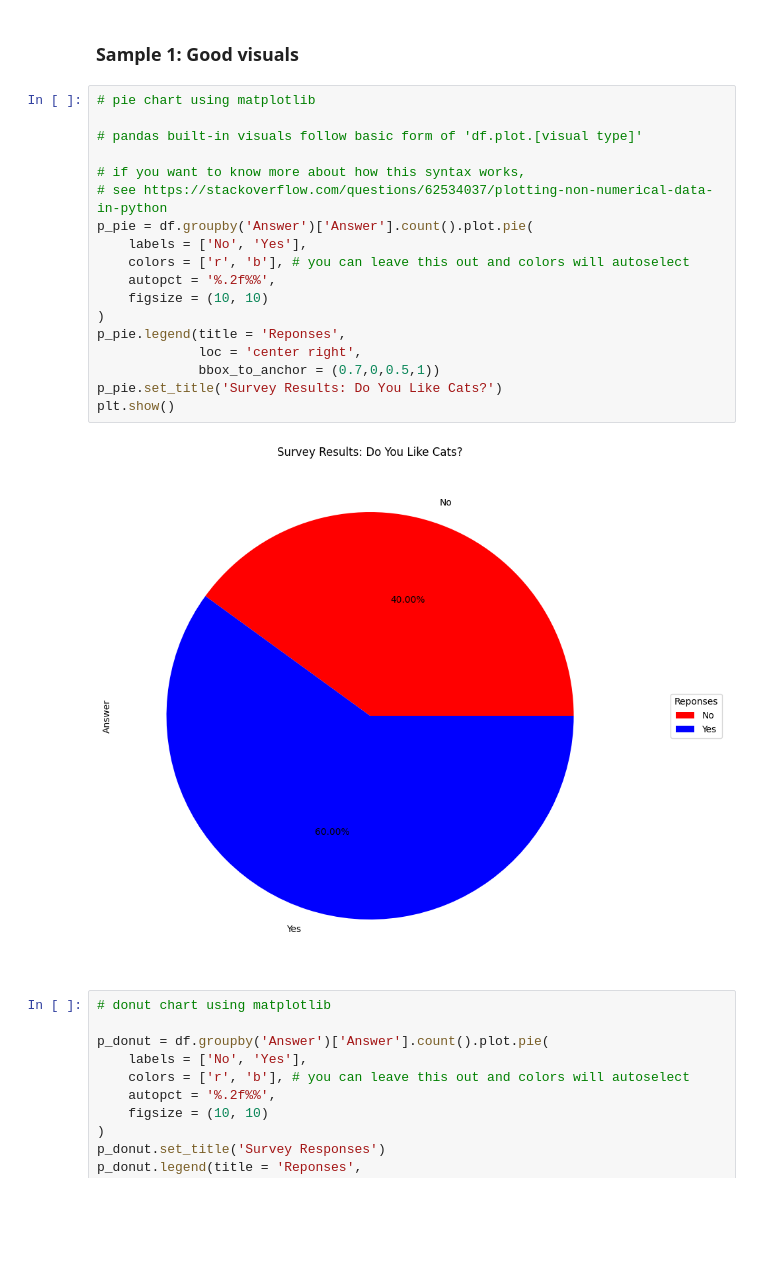
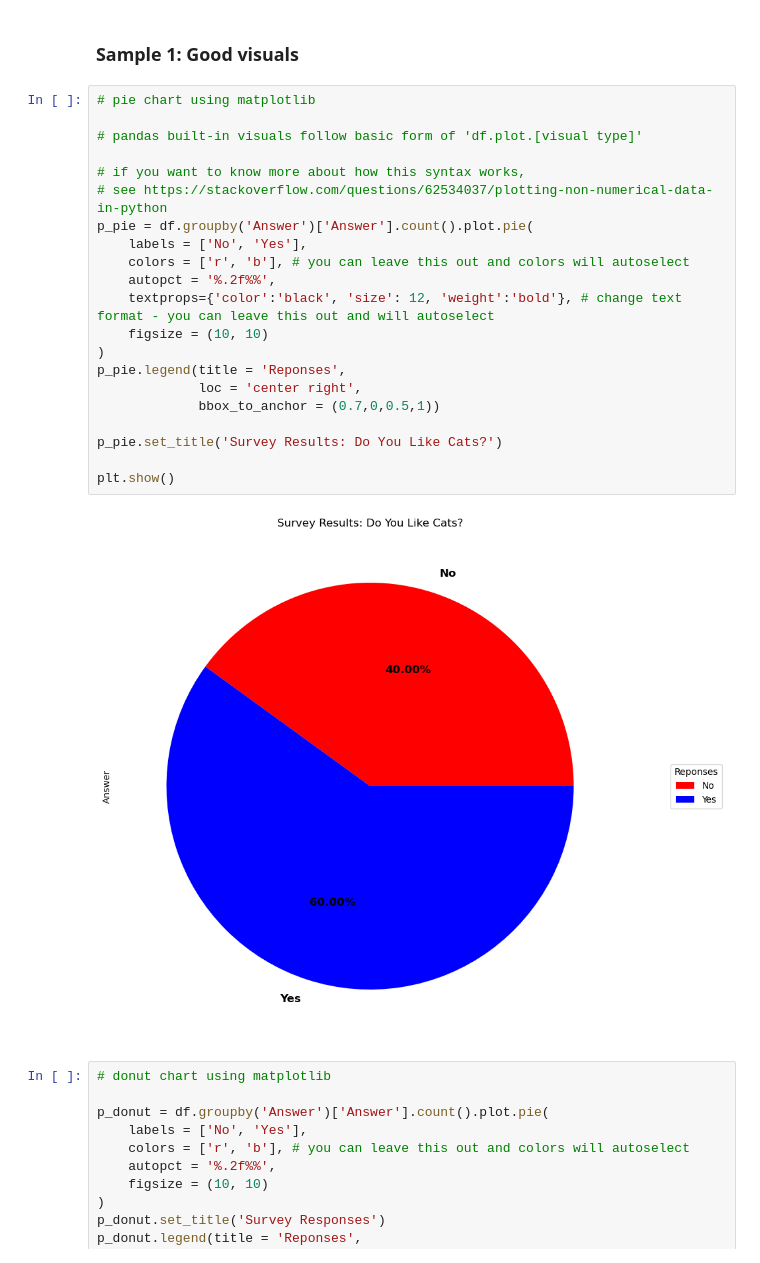
Before and after one commit to likeawednesday/TechCamp_DataViz, a Jupyter notebook: cat_survey.ipynb, the cells around one changed output. Saved outputs shown, nothing was run; the diff lists cells and outputs as text; blank space fills up the shorter version.

```diff
--- a/cat_survey.ipynb
+++ b/cat_survey.ipynb
@@ -72,23 +91,26 @@ dtype: int64
 # %%
 # pie chart using matplotlib
 
 # pandas built-in visuals follow basic form of 'df.plot.[visual type]'
 
 # if you want to know more about how this syntax works,
 # see https://stackoverflow.com/questions/62534037/plotting-non-numerical-data-in-python
 p_pie = df.groupby('Answer')['Answer'].count().plot.pie(
     labels = ['No', 'Yes'],
     colors = ['r', 'b'], # you can leave this out and colors will autoselect
     autopct = '%.2f%%',
+    textprops={'color':'black', 'size': 12, 'weight':'bold'}, # change text format - you can leave this out and will autoselect
     figsize = (10, 10)
 )
 p_pie.legend(title = 'Reponses',
              loc = 'center right',
              bbox_to_anchor = (0.7,0,0.5,1))
+
 p_pie.set_title('Survey Results: Do You Like Cats?')
+
 plt.show()
 # %% [output]
-[figure, old version]
+[figure, new version]
 # %%
 # donut chart using matplotlib
 
```
Also changed, not shown: parts of 6 cells of this notebook.
